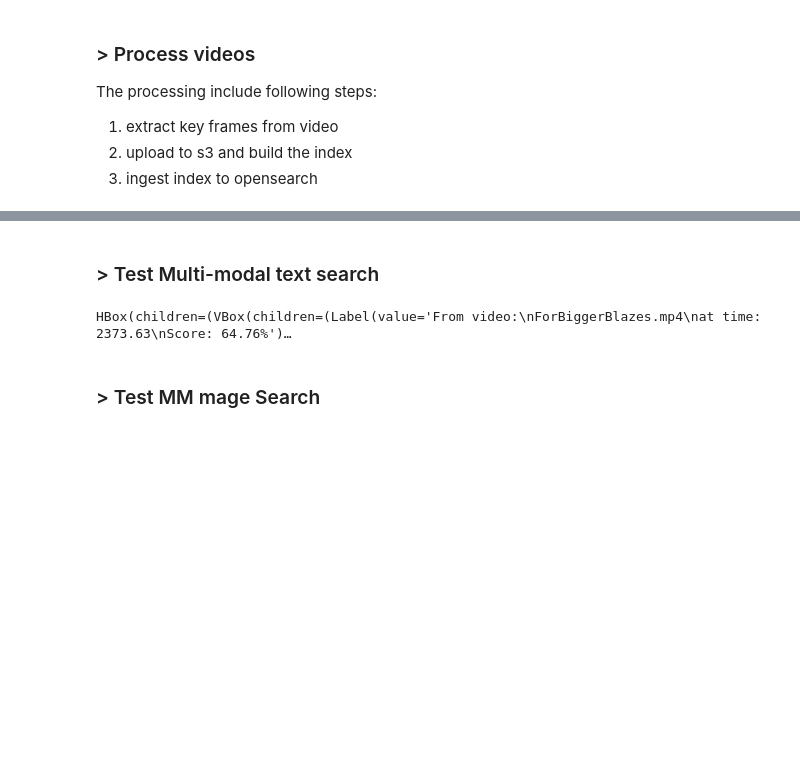
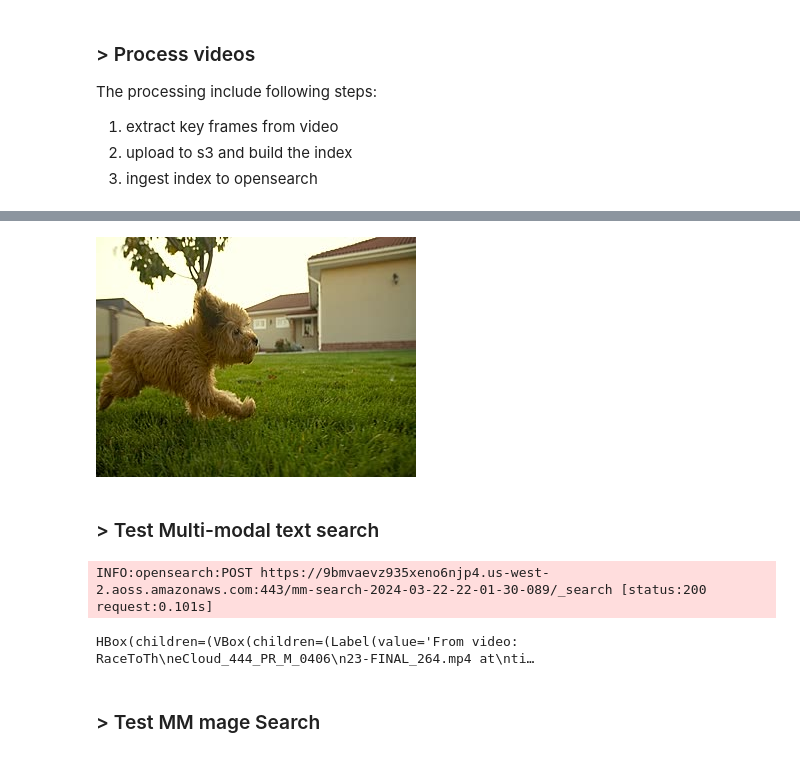
Before and after one commit to jw207427/media-archive-search, a Jupyter notebook: 1_ingest_video_data.ipynb, the cells around one changed output, grey strips where cells are left out. Drawn from its saved outputs; the diff is of its cells as text; code cells hidden in the pictures; blank space fills up the shorter version.

```diff
--- a/1_ingest_video_data.ipynb
+++ b/1_ingest_video_data.ipynb
@@ -107,6 +150,6 @@ videos/westiepoo.mo 100%[===================>]   8.50M  --.-KB/s    in 0.05s
 # %%
 try:
-    entries = os.scandir(video_dir)
+    entries = os.scandir("dog")#video_dir)
 except FileNotFoundError as e:
     print(f"Could not scan folder: {e}")
     raise
@@ -195,14 +196,16 @@ upload frames to s3 bucket...
+# %%
+import os
+import random
+from IPython.display import display, Image
+
+# Get a list of all image files in the folder
+image_files = [f for f in os.listdir(output_dir) if f.endswith(('.jpg', '.png', '.gif'))]
+
+# Display the sampled images
+for image_file in image_files:
+    image_path = os.path.join(output_dir, image_file)
+    display(Image(filename=image_path))
+# %% [output]
+[figure, added]
 # %% [markdown]
 ### > Test Multi-modal text search
-# %%
-from helper import embed_and_search, render_search_result
-from IPython.display import display, clear_output
-
-results = embed_and_search(text_query="Game of thrones",
-                           host = host,
-                           index_name=index_name,
-                          numb = 3)
-
-display(render_search_result(results))
-# %% [output]
-HBox(children=(VBox(children=(Label(value='From video:\nForBiggerBlazes.mp4\nat time: 2373.63\nScore: 64.76%')…
@@ -209,3 +233,18 @@ HBox(children=(VBox(children=(Label(value='From video:\nForBiggerBlazes.mp4\nat
+# %%
+from code_dir.helper import opensearch_query, render_search_result, get_embedding, encode_image_to_base64
+from IPython.display import display, clear_output
+
+
+query["query"]["knn"]["multimodal_vector"]["vector"] = get_embedding(text_description="Show me a race car driver")
+
+results = opensearch_query(query,
+                            host=host,
+                           index_name=index_name)
+
+display(render_search_result(results))
+# %% [output]
+INFO:opensearch:POST https://9bmvaevz935xeno6njp4.us-west-2.aoss.amazonaws.com:443/mm-search-2024-03-22-22-01-30-089/_search [status:200 request:0.101s]
+HBox(children=(VBox(children=(Label(value='From video: RaceToTh\neCloud_444_PR_M_0406\n23-FINAL_264.mp4 at\nti…
 # %% [markdown]
 ### > Test MM mage Search
 # %%
```
Also changed, not shown: parts of 16 cells of this notebook, 15 other files.
